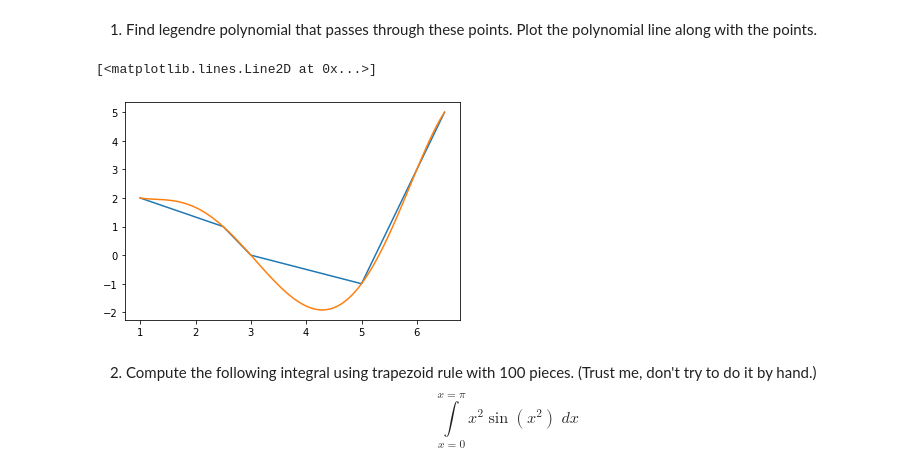
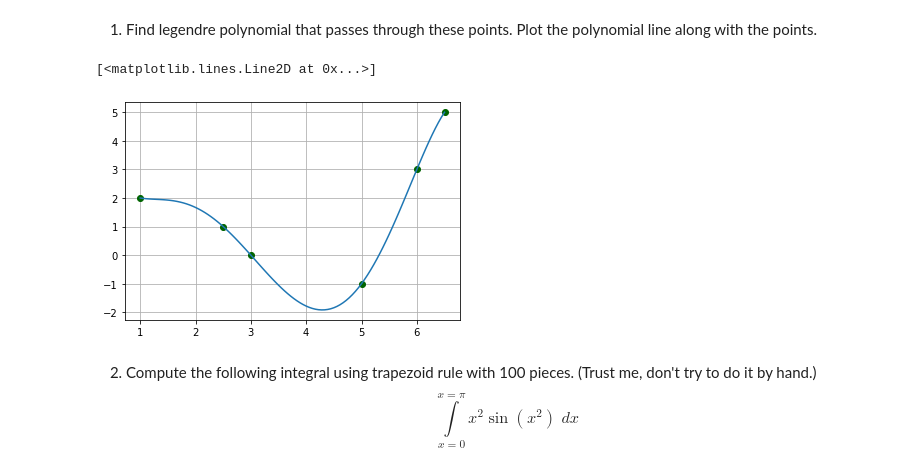
Before and after one commit to natthakan2000/ICCS314, a Jupyter notebook: Homework-3-master/Homework 3.ipynb, the cells around one changed output. Saved outputs shown, nothing was run; the diff lists cells and outputs as text; code cells hidden in the pictures.

```diff
--- a/Homework-3-master/Homework 3.ipynb
+++ b/Homework-3-master/Homework 3.ipynb
@@ -18,19 +32,20 @@ def trapezoid(f,a,b,n):
 # %%
 xs = [1,2.5, 3,  5, 6,6.5]
 ys = [2,  1, 0, -1, 3,  5]
-plt.plot(xs,ys)
+plt.plot(xs,ys,color = 'darkgreen',linestyle ='none',marker='o')
+plt.grid()
 x = np.linspace(1,6.5,100)
 w_0 = ((x - xs[1])*(x-xs[2])*(x-xs[3])*(x-xs[4])*(x-xs[5]))/((xs[0]-xs[1])*(xs[0]-xs[2])*(xs[0]-xs[3])*(xs[0]-xs[4])*(xs[0]-xs[5]))
 w_1 = ((x - xs[0])*(x-xs[2])*(x-xs[3])*(x-xs[4])*(x-xs[5]))/((xs[1]-xs[0])*(xs[1]-xs[2])*(xs[1]-xs[3])*(xs[1]-xs[4])*(xs[1]-xs[5]))
 w_2 = ((x - xs[0])*(x-xs[1])*(x-xs[3])*(x-xs[4])*(x-xs[5]))/((xs[2]-xs[0])*(xs[2]-xs[1])*(xs[2]-xs[3])*(xs[2]-xs[4])*(xs[2]-xs[5]))
 w_3 = ((x - xs[0])*(x-xs[1])*(x-xs[2])*(x-xs[4])*(x-xs[5]))/((xs[3]-xs[0])*(xs[3]-xs[1])*(xs[3]-xs[2])*(xs[3]-xs[4])*(xs[3]-xs[5]))
 w_4 = ((x - xs[0])*(x-xs[1])*(x-xs[2])*(x-xs[3])*(x-xs[5]))/((xs[4]-xs[0])*(xs[4]-xs[1])*(xs[4]-xs[2])*(xs[4]-xs[3])*(xs[4]-xs[5]))
 w_5 = ((x - xs[0])*(x-xs[1])*(x-xs[2])*(x-xs[3])*(x-xs[4]))/((xs[5]-xs[0])*(xs[5]-xs[1])*(xs[5]-xs[2])*(xs[5]-xs[3])*(xs[5]-xs[4]))
 ans = ys[0]*w_0+ys[1]*w_1+ys[2]*w_2+ys[3]*w_3+ys[4]*w_4+ys[5]*w_5
 plt.plot(x,ans)
 # %% [output]
 [<matplotlib.lines.Line2D at 0x...>]
-[figure, old version]
+[figure, new version]
 # %% [markdown]
 2) Compute the following integral using trapezoid rule with 100 pieces. (Trust me, don't try to do it by hand.)
 $$\int \limits_{x=0}^{x=\pi} x^2\sin(x^2)\;dx$$
```
Also changed, not shown: parts of 12 cells of this notebook, 12 other files.
